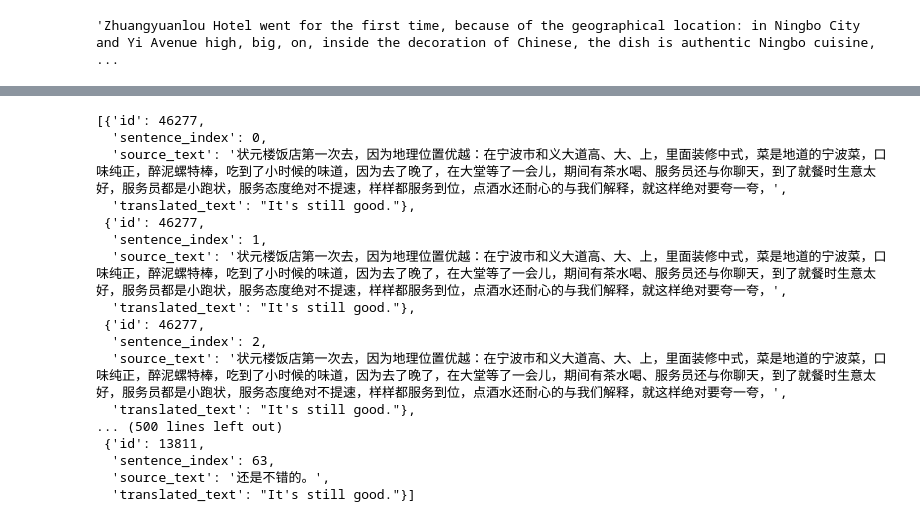
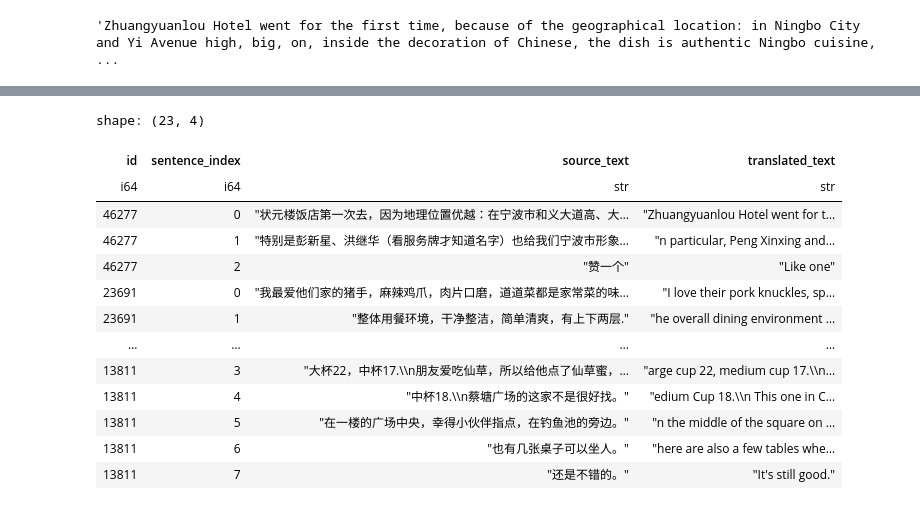
Before and after one commit to dannymirxa/Azure_AI_Translator_Test, a Jupyter notebook: test_azure_sample.ipynb, the cells around one changed output, grey strips where cells are left out. Saved outputs shown, nothing was run; the diff lists cells and outputs as text; code cells hidden in the pictures.

Commit message:
modify the split sentnece so it split  the sentences nicely

```diff
--- a/test_azure_sample.ipynb
+++ b/test_azure_sample.ipynb
@@ -179,22 +196,19 @@ for row in df.head(5).iter_rows(named=True):
             sentence_index += 1
     # print(row[split_column])
 # %%
-new_rows
+pl.DataFrame(new_rows)
 # %% [output]
-[{'id': 46277,
-  'sentence_index': 0,
-  'source_text': '状元楼饭店第一次去，因为地理位置优越：在宁波市和义大道高、大、上，里面装修中式，菜是地道的宁波菜，口味纯正，醉泥螺特棒，吃到了小时候的味道，因为去了晚了，在大堂等了一会儿，期间有茶水喝、服务员还与你聊天，到了就餐时生意太好，服务员都是小跑状，服务态度绝对不提速，样样都服务到位，点酒水还耐心的与我们解释，就这样绝对要夸一夸，',
-  'translated_text': "It's still good."},
- {'id': 46277,
-  'sentence_index': 1,
-  'source_text': '状元楼饭店第一次去，因为地理位置优越：在宁波市和义大道高、大、上，里面装修中式，菜是地道的宁波菜，口味纯正，醉泥螺特棒，吃到了小时候的味道，因为去了晚了，在大堂等了一会儿，期间有茶水喝、服务员还与你聊天，到了就餐时生意太好，服务员都是小跑状，服务态度绝对不提速，样样都服务到位，点酒水还耐心的与我们解释，就这样绝对要夸一夸，',
-  'translated_text': "It's still good."},
- {'id': 46277,
-  'sentence_index': 2,
-  'source_text': '状元楼饭店第一次去，因为地理位置优越：在宁波市和义大道高、大、上，里面装修中式，菜是地道的宁波菜，口味纯正，醉泥螺特棒，吃到了小时候的味道，因为去了晚了，在大堂等了一会儿，期间有茶水喝、服务员还与你聊天，到了就餐时生意太好，服务员都是小跑状，服务态度绝对不提速，样样都服务到位，点酒水还耐心的与我们解释，就这样绝对要夸一夸，',
-  'translated_text': "It's still good."},
-... (500 lines left out)
- {'id': 13811,
-  'sentence_index': 63,
-  'source_text': '还是不错的。',
-  'translated_text': "It's still good."}]
+shape: (23, 4)
+| id | sentence_index | source_text | translated_text |
+| i64 | i64 | str | str |
+| 46277 | 0 | "状元楼饭店第一次去，因为地理位置优越：在宁波市和义大道高、大… | "Zhuangyuanlou Hotel went for t… |
+| 46277 | 1 | "特别是彭新星、洪继华（看服务牌才知道名字）也给我们宁波市形象… | "n particular, Peng Xinxing and… |
+| 46277 | 2 | "赞一个" | "Like one" |
+| 23691 | 0 | "我最爱他们家的猪手，麻辣鸡爪，肉片口磨，道道菜都是家常菜的味… | "I love their pork knuckles, sp… |
+| 23691 | 1 | "整体用餐环境，干净整洁，简单清爽，有上下两层." | "he overall dining environment … |
+| … | … | … | … |
+| 13811 | 3 | "大杯22，中杯17.\\n朋友爱吃仙草，所以给他点了仙草蜜，… | "arge cup 22, medium cup 17.\\n… |
+| 13811 | 4 | "中杯18.\\n蔡塘广场的这家不是很好找。" | "edium Cup 18.\\n This one in C… |
+| 13811 | 5 | "在一楼的广场中央，幸得小伙伴指点，在钓鱼池的旁边。" | "n the middle of the square on … |
+| 13811 | 6 | "也有几张桌子可以坐人。" | "here are also a few tables whe… |
+| 13811 | 7 | "还是不错的。" | "It's still good." |
```
Also changed, not shown: parts of 2 cells of this notebook, 3 other files.
